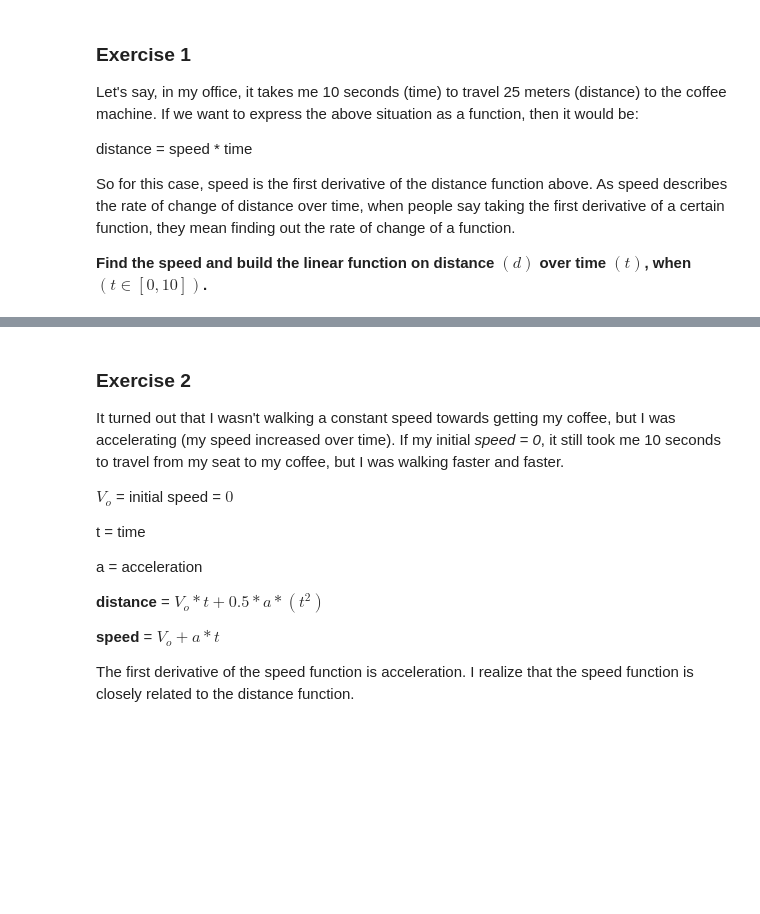
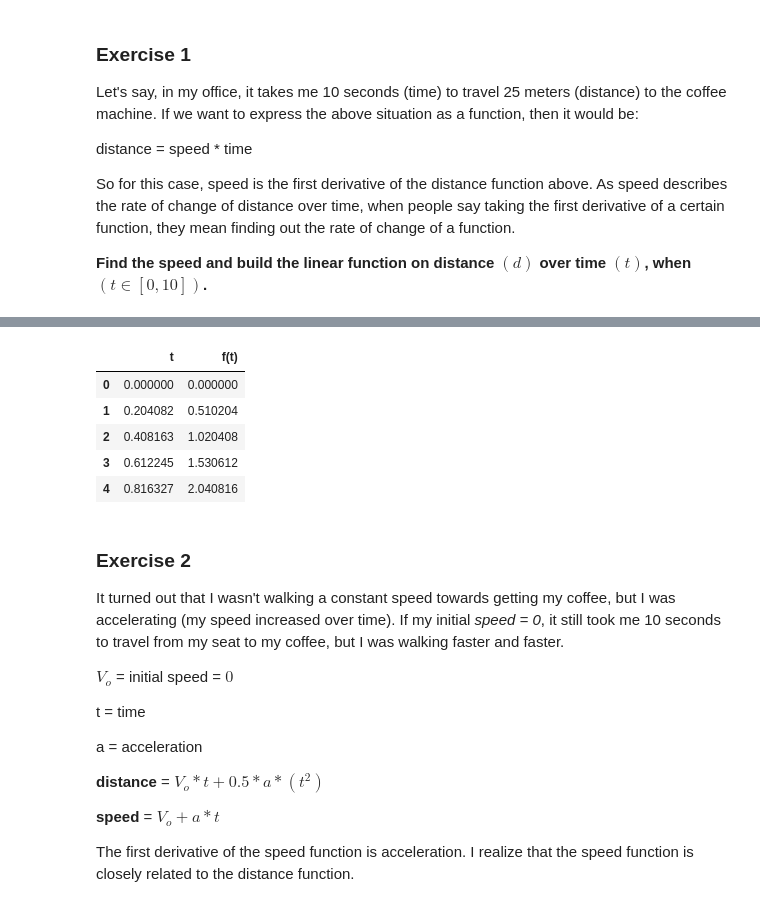
Before and after one commit to pjparreaza/calculus-and-algebra-problems-with-python, a Jupyter notebook: notebook/problems.ipynb, the cells around one changed output, grey strips where cells are left out. Drawn from its saved outputs; the diff is of its cells as text; code cells hidden in the pictures; blank space fills up the shorter version.

```diff
--- a/notebook/problems.ipynb
+++ b/notebook/problems.ipynb
@@ -46,5 +51,18 @@ t = np.linspace(0,10)
 # %%
 # Create a DataFrame
+# vamos a construir un data frame donde se muestren los valores del tiempo t
+# y sus respectiva distancia
+f1 = pd.DataFrame({'t': t, 'f(t)': f(t)})
+
+# ahora mostremos solo una pequeña representacion los valores en esta table
+f1.head()
+# %% [output]
+|  | t | f(t) |
+| 0 | 0.000000 | 0.000000 |
+| 1 | 0.204082 | 0.510204 |
+| 2 | 0.408163 | 1.020408 |
+| 3 | 0.612245 | 1.530612 |
+| 4 | 0.816327 | 2.040816 |
 # %% [markdown]
 ### Exercise 2
 
```
Also changed, not shown: parts of 2 cells of this notebook.
